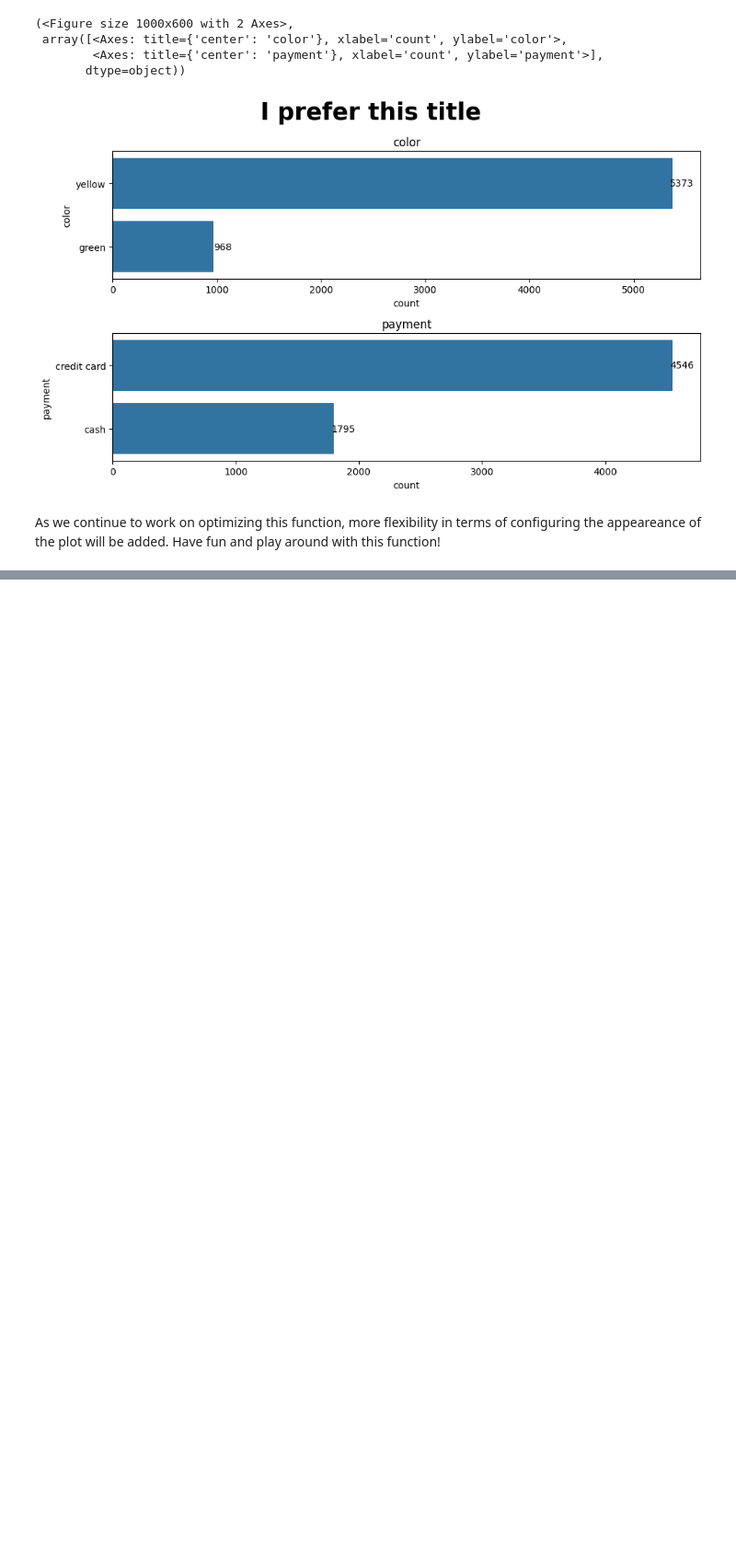
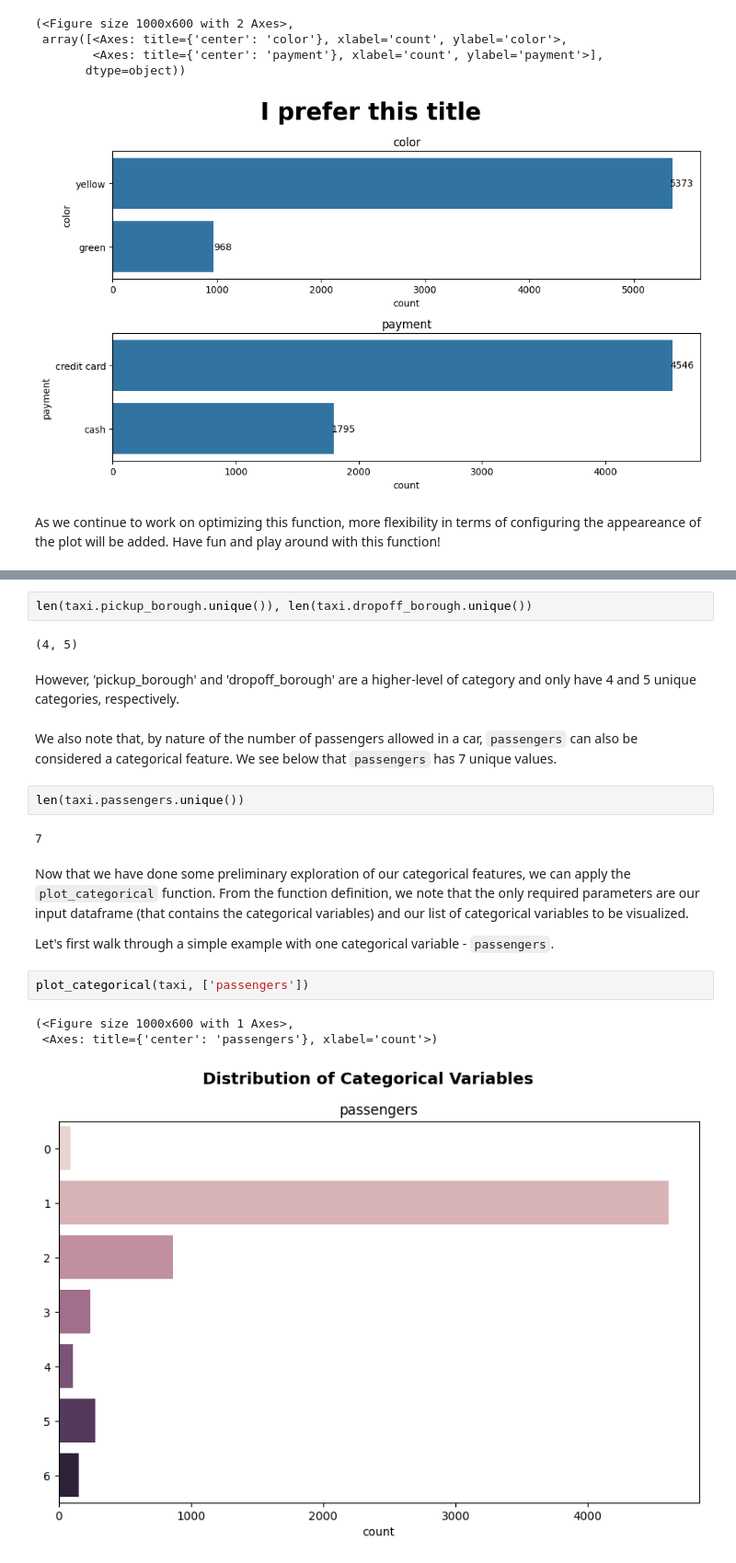
Before and after one commit to UBC-MDS/PyXplor, a Jupyter notebook: docs/example.ipynb, the cells around one changed output, grey strips where cells are left out. Shown: that part at 92% size. Cells and saved outputs as stored; diff of their text form; blank space fills up the shorter version.

Commit message:
updated vignette to include plot_categorical

```diff
--- a/docs/example.ipynb
+++ b/docs/example.ipynb
@@ -160,0 +173,22 @@ As we continue to work on optimizing this function, more flexibility in terms of
+# %%
+len(taxi.pickup_borough.unique()), len(taxi.dropoff_borough.unique())
+# %% [output]
+(4, 5)
+# %% [markdown]
+However, 'pickup_borough' and 'dropoff_borough' are a higher-level of category and only have 4 and 5 unique categories, respectively.
+# %% [markdown]
+We also note that, by nature of the number of passengers allowed in a car, `passengers` can also be considered a categorical feature. We see below that `passengers` has 7 unique values.
+# %%
+len(taxi.passengers.unique())
+# %% [output]
+7
+# %% [markdown]
+Now that we have done some preliminary exploration of our categorical features, we can apply the `plot_categorical` function. From the function definition, we note that the only required parameters are our input dataframe (that contains the categorical variables) and our list of categorical variables to be visualized.
+
+Let's first walk through a simple example with one categorical variable -  `passengers`.
+# %%
+plot_categorical(taxi, ['passengers'])
+# %% [output]
+(<Figure size 1000x600 with 1 Axes>,
+ <Axes: title={'center': 'passengers'}, xlabel='count'>)
+[figure, added]
```
Also changed, not shown: parts of 25 cells of this notebook, 1 other file.
